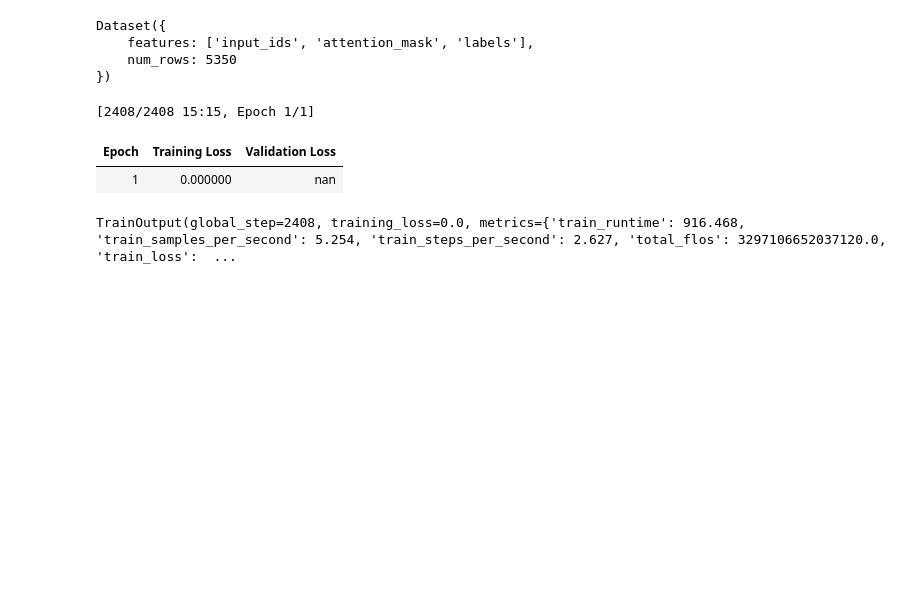
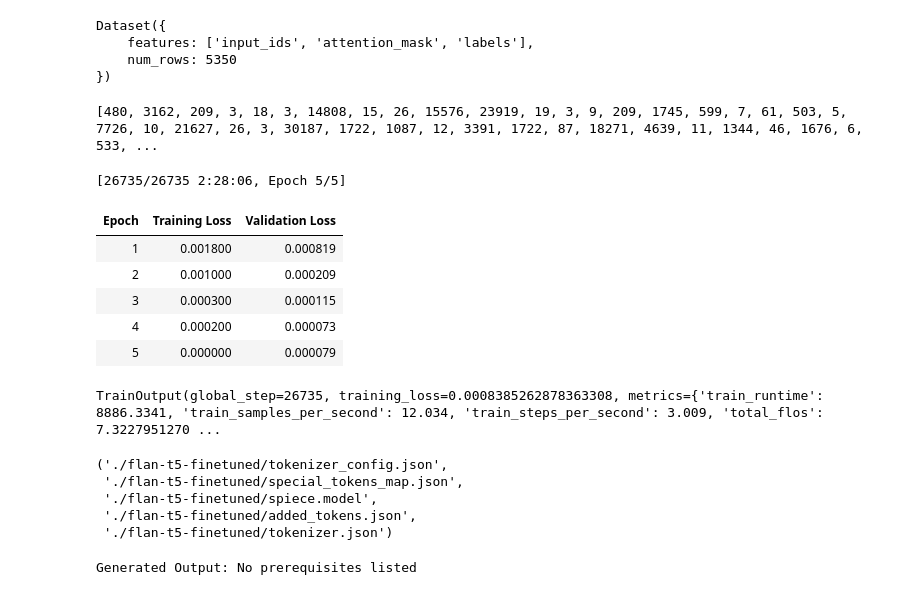
Before and after one commit to jeffreyong15/Counsel.NLP, a Jupyter notebook: Model/Fine_Tune_Model.ipynb, the cells around one changed output. Cells and saved outputs as stored; diff of their text form; code cells hidden in the pictures; blank space fills up the shorter version.

Commit message:
Model fine-tuned for dataset

```diff
--- a/Model/Fine_Tune_Model.ipynb
+++ b/Model/Fine_Tune_Model.ipynb
@@ -42,3 +46,7 @@ def load_json_data(file_path):
 
     print(f"Successfully loaded {len(json_data)} courses")
     return json_data
+# %%
+df = pd.read_csv("QA_Dataset.csv", index_col=0)
+dataset = Dataset.from_pandas(df).train_test_split(test_size=0.2)
+dataset
@@ -44,0 +97,11 @@ def load_json_data(file_path):
+# %%
+def tokenize_function(example):
+    model_inputs = tokenizer(example["input_text"], truncation=True, padding="max_length", max_length=512)
+    labels = tokenizer(example["output_text"], truncation=True, padding="max_length", max_length=512)
+
+    model_inputs["labels"] = labels["input_ids"]  # Supervised learning expects input-output pairs
+    return model_inputs
+
+# Tokenize dataset
+tokenized_dataset = format_dataset.map(tokenize_function, batched=True)
+tokenized_dataset
@@ -45,3 +119,8 @@ def load_json_data(file_path):
+# %%
+data = tokenized_dataset.remove_columns(["input_text", "output_text"])
+# %%
+train_data = data['train']
+eval_data = data['test']
 # %%
 def process_data(json_data, tokenizer):
     processed_data = []
@@ -190,6 +276,10 @@ Dataset({
     features: ['input_ids', 'attention_mask', 'labels'],
     num_rows: 5350
 })
+# %%
+print(dataset['labels'][0])
+# %% [output]
+[480, 3162, 209, 3, 18, 3, 14808, 15, 26, 15576, 23919, 19, 3, 9, 209, 1745, 599, 7, 61, 503, 5, 7726, 10, 21627, 26, 3, 30187, 1722, 1087, 12, 3391, 1722, 87, 18271, 4639, 11, 1344, 46, 1676, 6, 533, ...
 # %%
 # Split the dataset
 train_test_split = dataset.train_test_split(test_size=0.1)
@@ -202,59 +292,71 @@ val_dataset.set_format(type="torch", columns=["input_ids", "attention_mask", "la
 # %%
 # Clear GPU memory
 torch.cuda.empty_cache()
 
 # Define training arguments
 training_args = TrainingArguments(
     output_dir="./flan-t5-finetuned",
     eval_strategy="epoch",
-    learning_rate=5e-5,
-    per_device_train_batch_size=2,  # Reduce batch size
+    learning_rate=5e-4,
+    per_device_train_batch_size=4,  # Reduce batch size
     per_device_eval_batch_size=2,   # Reduce batch size
     gradient_accumulation_steps=1,  # Gradient accumulation
     fp16=False,  # Enable mixed precision
-    num_train_epochs=1,
+    num_train_epochs=5,
     weight_decay=0.01,
     save_total_limit=2,
     save_steps=500,
     logging_dir="./logs",
-    logging_steps=10,
+    logging_steps=100,
     run_name="flan-t5-base-finetuned-run",
 )
 
-data_collator = DataCollatorForSeq2Seq(tokenizer, model=model)
+data_collator = DataCollatorForSeq2Seq(tokenizer, model=T5_model_fine)
 
 # Initialize the Trainer
 trainer = Trainer(
-    model=model,
+    model=T5_model_fine,
     args=training_args,
-    train_dataset=train_dataset,
-    eval_dataset=val_dataset,
+    train_dataset=train_data,
+    eval_dataset=eval_data,
     data_collator=data_collator,
 )
 
 # Start training
 trainer.train()
 # %% [output]
-[2408/2408 15:15, Epoch 1/1]
+[26735/26735 2:28:06, Epoch 5/5]
 | Epoch | Training Loss | Validation Loss |
-| 1 | 0.000000 | nan |
+| 1 | 0.001800 | 0.000819 |
+| 2 | 0.001000 | 0.000209 |
+| 3 | 0.000300 | 0.000115 |
+| 4 | 0.000200 | 0.000073 |
+| 5 | 0.000000 | 0.000079 |
-TrainOutput(global_step=2408, training_loss=0.0, metrics={'train_runtime': 916.468, 'train_samples_per_second': 5.254, 'train_steps_per_second': 2.627, 'total_flos': 3297106652037120.0, 'train_loss':  ...
+TrainOutput(global_step=26735, training_loss=0.0008385262878363308, metrics={'train_runtime': 8886.3341, 'train_samples_per_second': 12.034, 'train_steps_per_second': 3.009, 'total_flos': 7.3227951270 ...
 # %%
-model.save_pretrained("./flan-t5-finetuned")
+T5_model_fine.save_pretrained("./flan-t5-finetuned")
 tokenizer.save_pretrained("./flan-t5-finetuned")
+# %% [output]
+('./flan-t5-finetuned/tokenizer_config.json',
+ './flan-t5-finetuned/special_tokens_map.json',
+ './flan-t5-finetuned/spiece.model',
+ './flan-t5-finetuned/added_tokens.json',
+ './flan-t5-finetuned/tokenizer.json')
 # %%
 # Load the fine-tuned model and tokenizer
-model = T5ForConditionalGeneration.from_pretrained("./flan-t5-finetuned")
-tokenizer = T5Tokenizer.from_pretrained("./flan-t5-finetuned")
+model = AutoModelForSeq2SeqLM.from_pretrained("./flan-t5-finetuned")
+tokenizer = AutoTokenizer.from_pretrained("./flan-t5-finetuned")
 
 # Example input
-input_text = "Title: KIN 1 - Adapted Physical Activities\nDescription: Structured individualized physical activities to enhance physical/motor fitness and develop an active, health-oriented lifestyle for students unable to participate in the general activity program."
-
+context = df['Context'][0]
+input_text = f"Answer this question based on the context.\nContext: {context}\nQuestion: Are there any prerequisites in KIN 1?"
 # Tokenize input
 input_ids = tokenizer(input_text, return_tensors="pt").input_ids
 
 # Generate output
-outputs = model.generate(input_ids)
+outputs = model.generate(input_ids, max_new_tokens=200)
 decoded_output = tokenizer.decode(outputs[0], skip_special_tokens=True)
 
 print("Generated Output:", decoded_output)
+# %% [output]
+Generated Output: No prerequisites listed
```
Also changed, not shown: parts of 6 cells of this notebook.
